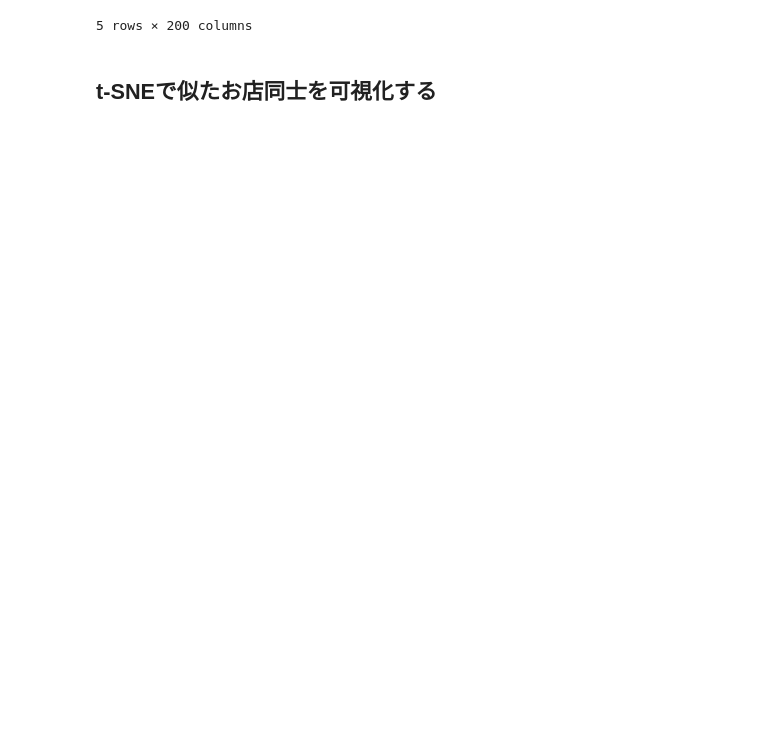
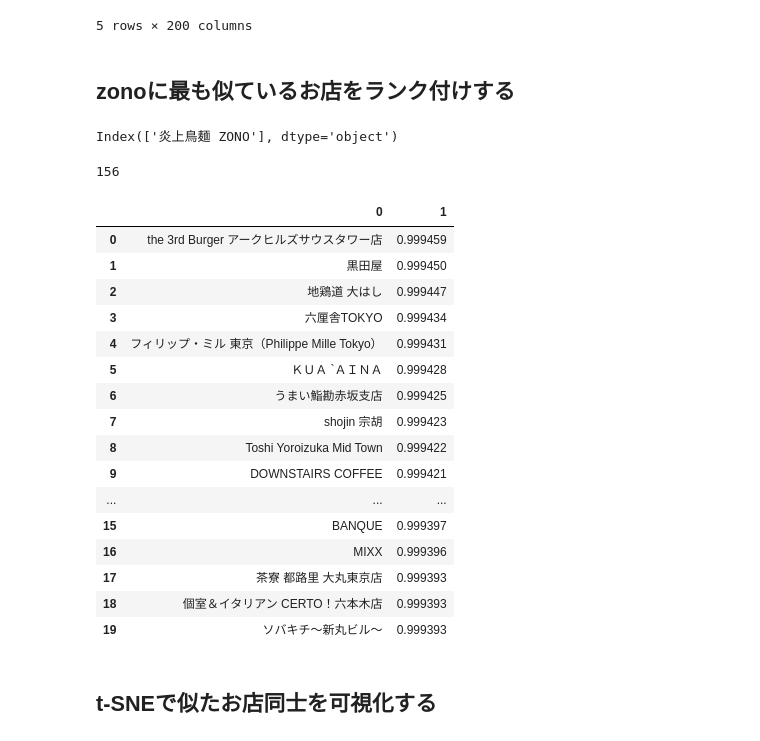
Before and after one commit to hiroaki8388/zono, a Jupyter notebook: scraping/gurunabi_api.ipynb, the cells around one changed output. Saved outputs shown, nothing was run; the diff lists cells and outputs as text; code cells hidden in the pictures; blank space fills up the shorter version.

```diff
--- a/scraping/gurunabi_api.ipynb
+++ b/scraping/gurunabi_api.ipynb
@@ -279,6 +283,40 @@ d2v_df.head()
 | 酒呑 | -0.002917 | 0.004733 | -0.001737 | -0.001395 | -0.009531 | -0.003200 | -0.006430 | -0.004606 | -0.000163 | 0.012669 | -0.001446 | ... |
 | UP STAIRS | -0.007768 | 0.021310 | -0.015468 | -0.003320 | -0.046428 | -0.023998 | -0.024287 | -0.028536 | -0.011447 | 0.049778 | -0.008024 | ... |
 5 rows × 200 columns
+# %% [markdown]
+## zonoに最も似ているお店をランク付けする
+# %%
+zono_vector = d2v_df[d2v_df.index.str.contains(r'.*ZONO.*')]
+zono_vector.index
+# %% [output]
+Index(['炎上鳥麺 ZONO'], dtype='object')
+# %%
+most_zono_index = np.argmax(zono_vector.values @ d2v_df.values.T)
+d2v_df.index[most_zono_index]
+
+np.argmax(d2v_df.values @ zono_vector.T)
+# %% [output]
+156
+# %%
+pd.DataFrame(model.docvecs.most_similar('炎上鳥麺 ZONO', topn=20))
+# %% [output]
+|  | 0 | 1 |
+| 0 | the 3rd Burger アークヒルズサウスタワー店 | 0.999459 |
+| 1 | 黒田屋 | 0.999450 |
+| 2 | 地鶏道 大はし | 0.999447 |
+| 3 | 六厘舎TOKYO | 0.999434 |
+| 4 | フィリップ・ミル 東京（Philippe Mille Tokyo） | 0.999431 |
+| 5 | ＫＵＡ `ＡＩＮＡ | 0.999428 |
+| 6 | うまい鮨勘赤坂支店 | 0.999425 |
+| 7 | shojin 宗胡 | 0.999423 |
+| 8 | Toshi Yoroizuka Mid Town | 0.999422 |
+| 9 | DOWNSTAIRS COFFEE | 0.999421 |
+| ... | ... | ... |
+| 15 | BANQUE | 0.999397 |
+| 16 | MIXX | 0.999396 |
+| 17 | 茶寮 都路里 大丸東京店 | 0.999393 |
+| 18 | 個室＆イタリアン CERTO！六本木店 | 0.999393 |
+| 19 | ソバキチ～新丸ビル～ | 0.999393 |
 # %% [markdown]
 ## t-SNEで似たお店同士を可視化する
 # %%
```
Also changed, not shown: parts of 3 cells of this notebook, 1 other file.
